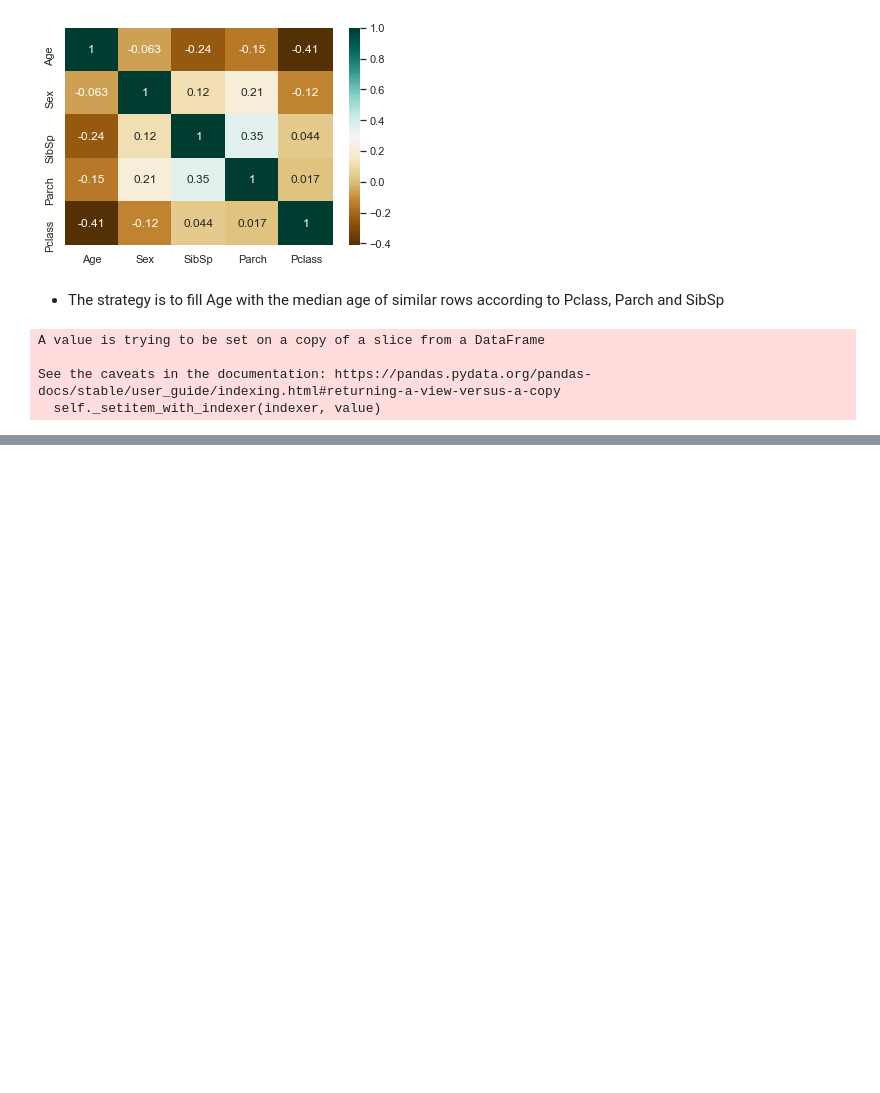
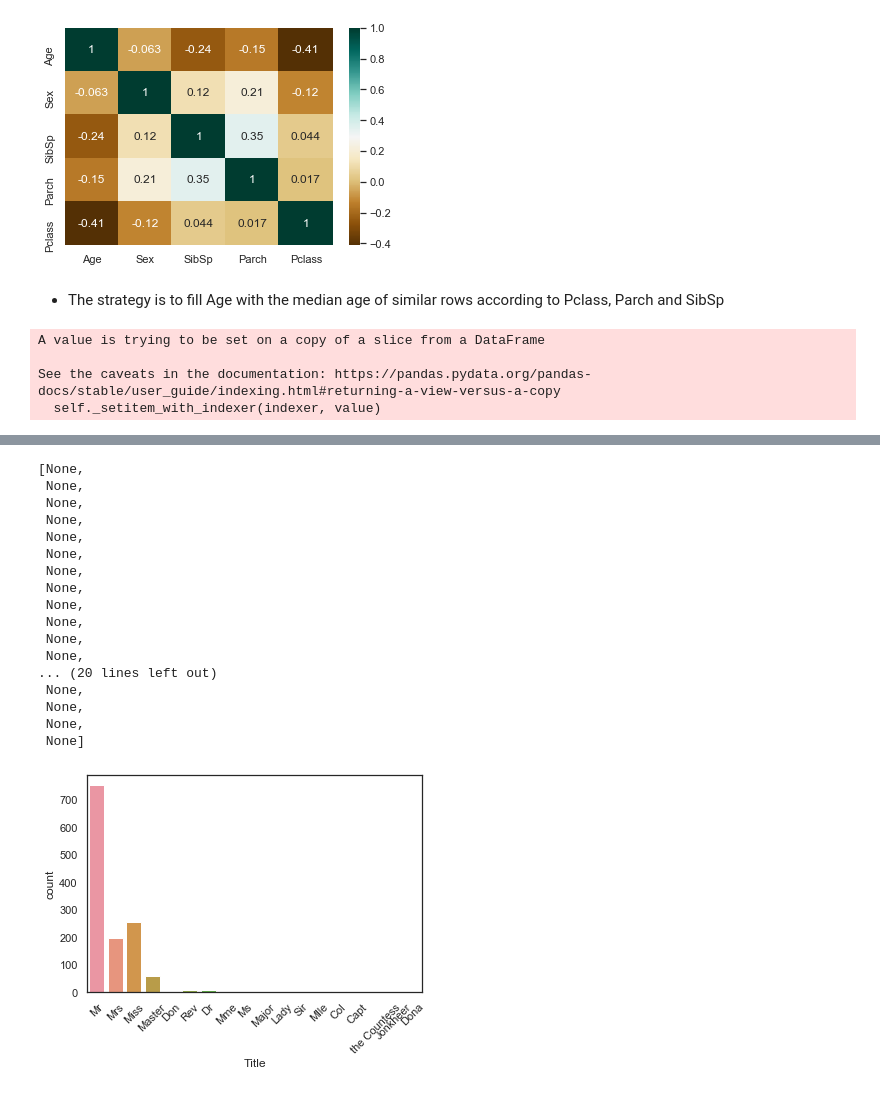
Before and after one commit to hyeonkeemin/DataAnalysis_PYTHON, a Jupyter notebook: kaggle/Binary classification -Tabular data/1st- Titanic/3. Titanic Top 4% with ensemble modeling.ipynb, the cells around one changed output, grey strips where cells are left out. Saved outputs shown, nothing was run; the diff lists cells and outputs as text; code cells hidden in the pictures; blank space fills up the shorter version.

```diff
--- a/kaggle/Binary classification -Tabular data/1st- Titanic/3. Titanic Top 4% with ensemble modeling.ipynb
+++ b/kaggle/Binary classification -Tabular data/1st- Titanic/3. Titanic Top 4% with ensemble modeling.ipynb
@@ -356,0 +384,22 @@ See the caveats in the documentation: https://pandas.pydata.org/pandas-docs/stab
+# %%
+g = sns.countplot('Title', data=dataset)
+plt.setp(g.get_xticklabels(), rotation=45)
+# %% [output]
+[None,
+ None,
+ None,
+ None,
+ None,
+ None,
+ None,
+ None,
+ None,
+ None,
+ None,
+ None,
+... (20 lines left out)
+ None,
+ None,
+ None,
+ None]
+[figure, added]
```
Also changed, not shown: parts of 38 cells of this notebook.
